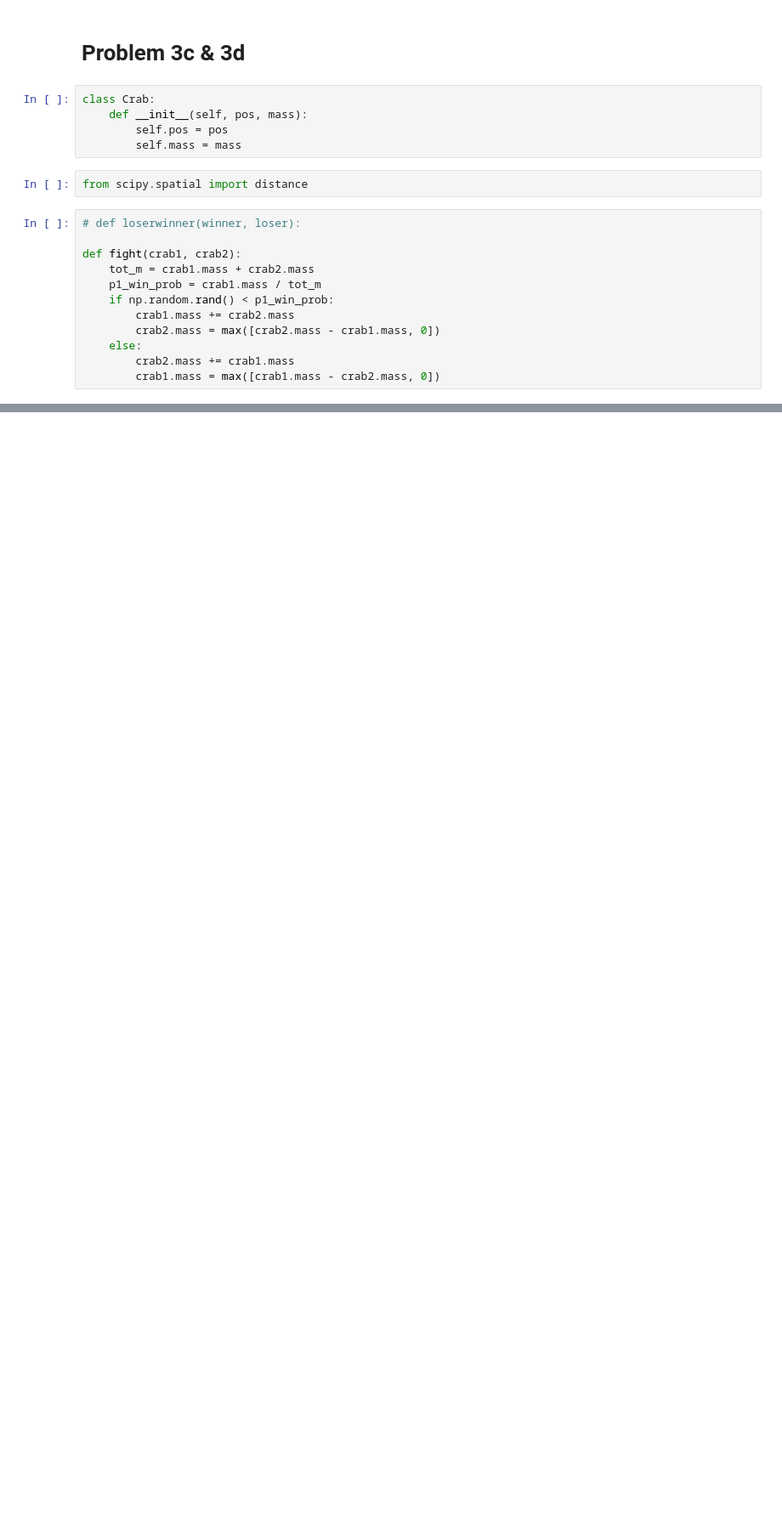
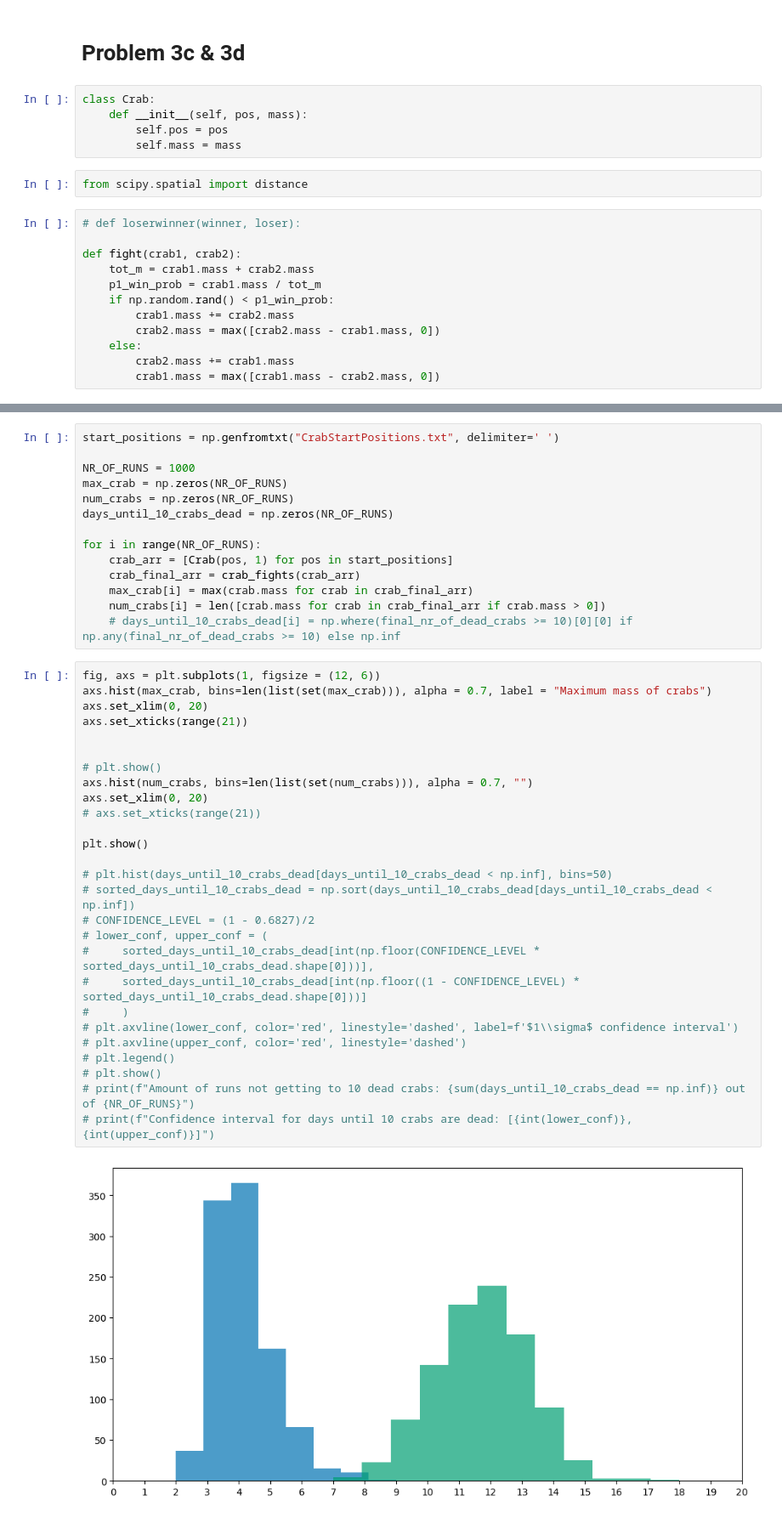
Before and after one commit to Chrillemis/Appstat2Assignment2, a Jupyter notebook: Assignment2.ipynb, the cells around one changed output, grey strips where cells are left out. Shown at 85% size. Cells and saved outputs as stored; diff of their text form; blank space fills up the shorter version.

```diff
--- a/Assignment2.ipynb
+++ b/Assignment2.ipynb
@@ -269 +295,44 @@ def fight(crab1, crab2):
+# %%
+start_positions = np.genfromtxt("CrabStartPositions.txt", delimiter=' ')
+
+NR_OF_RUNS = 1000
+max_crab = np.zeros(NR_OF_RUNS)
+num_crabs = np.zeros(NR_OF_RUNS)
+days_until_10_crabs_dead = np.zeros(NR_OF_RUNS)
+
+for i in range(NR_OF_RUNS):
+    crab_arr = [Crab(pos, 1) for pos in start_positions]
+    crab_final_arr = crab_fights(crab_arr)
+    max_crab[i] = max(crab.mass for crab in crab_final_arr)
+    num_crabs[i] = len([crab.mass for crab in crab_final_arr if crab.mass > 0])
+    # days_until_10_crabs_dead[i] = np.where(final_nr_of_dead_crabs >= 10)[0][0] if np.any(final_nr_of_dead_crabs >= 10) else np.inf
+# %%
+fig, axs = plt.subplots(1, figsize = (12, 6))
+axs.hist(max_crab, bins=len(list(set(max_crab))), alpha = 0.7, label = "Maximum mass of crabs")
+axs.set_xlim(0, 20)
+axs.set_xticks(range(21))
+
+
+# plt.show()
+axs.hist(num_crabs, bins=len(list(set(num_crabs))), alpha = 0.7, "")
+axs.set_xlim(0, 20)
+# axs.set_xticks(range(21))
+
+plt.show()
+
+# plt.hist(days_until_10_crabs_dead[days_until_10_crabs_dead < np.inf], bins=50)
+# sorted_days_until_10_crabs_dead = np.sort(days_until_10_crabs_dead[days_until_10_crabs_dead < np.inf])
+# CONFIDENCE_LEVEL = (1 - 0.6827)/2
+# lower_conf, upper_conf = (
+#     sorted_days_until_10_crabs_dead[int(np.floor(CONFIDENCE_LEVEL * sorted_days_until_10_crabs_dead.shape[0]))],
+#     sorted_days_until_10_crabs_dead[int(np.floor((1 - CONFIDENCE_LEVEL) * sorted_days_until_10_crabs_dead.shape[0]))]
+#     )
+# plt.axvline(lower_conf, color='red', linestyle='dashed', label=f'$1\\sigma$ confidence interval')
+# plt.axvline(upper_conf, color='red', linestyle='dashed')
+# plt.legend()
+# plt.show()
+# print(f"Amount of runs not getting to 10 dead crabs: {sum(days_until_10_crabs_dead == np.inf)} out of {NR_OF_RUNS}")
+# print(f"Confidence interval for days until 10 crabs are dead: [{int(lower_conf)}, {int(upper_conf)}]")
+# %% [output]
+[figure, added]
 # %%
```
Also changed, not shown: parts of 7 cells of this notebook.
